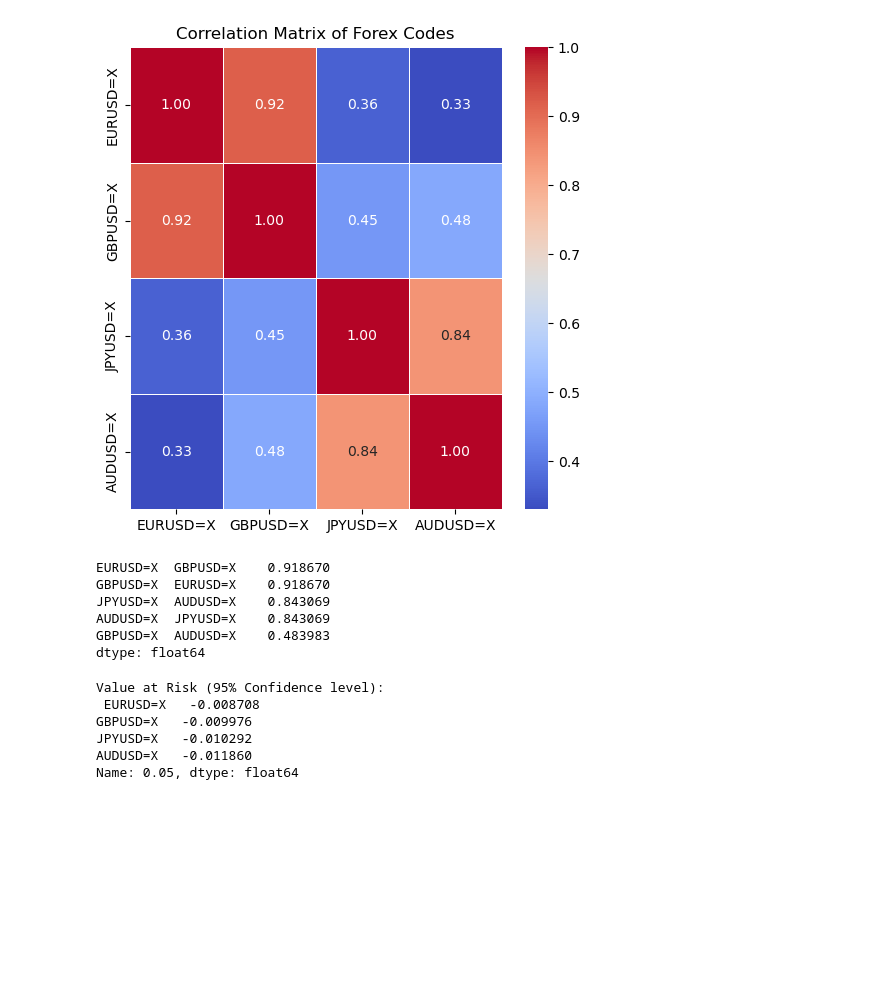
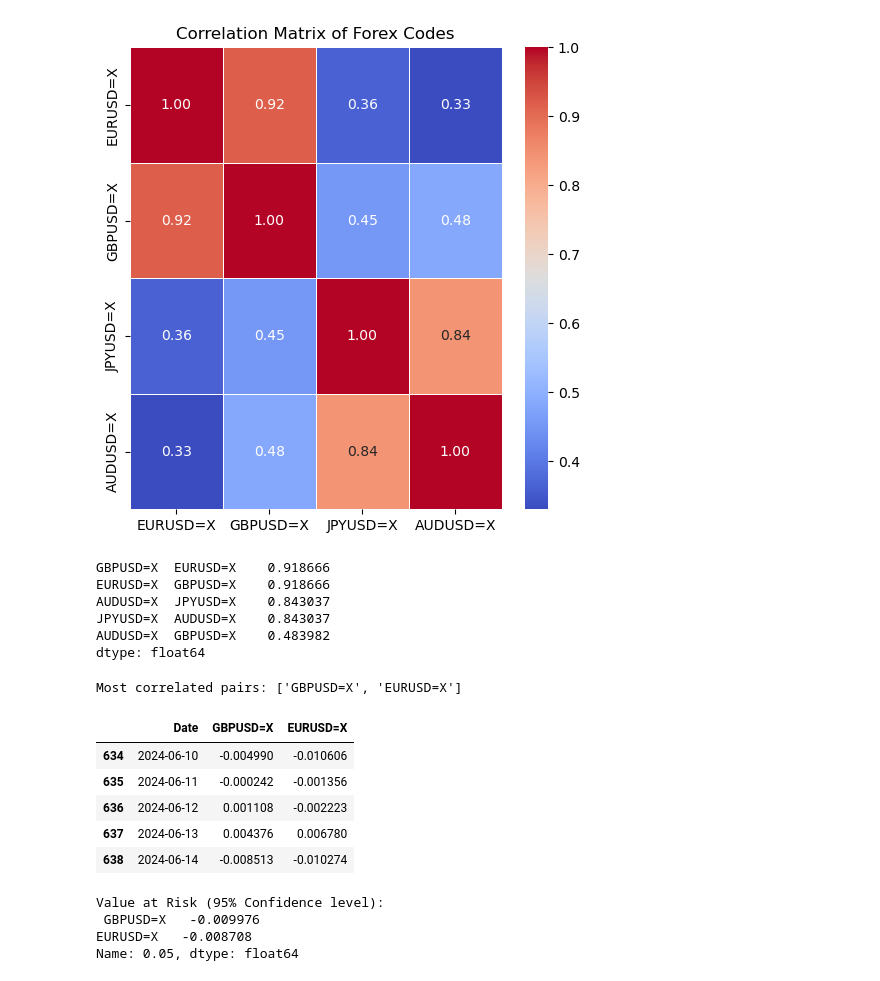
Before and after one commit to mburley127/FXHedging, a Jupyter notebook: FXHedging/FX_Hedge.ipynb, the cells around one changed output. Drawn from its saved outputs; the diff is of its cells as text; code cells hidden in the pictures; blank space fills up the shorter version.

Commit message:
Correlation added

```diff
--- a/FXHedging/FX_Hedge.ipynb
+++ b/FXHedging/FX_Hedge.ipynb
@@ -80,7 +74,7 @@ corr_matrix(forex_data)
 [figure]
 # %%
 ### Compute Stacked Correlation
-def stacked_corr(df):
+def stacked_correlations(df):
     # Compute the correlation matrix of the DataFrame
     corr_matrix = df.corr()
     # Stack the correlation matrix to convert it into a Series
@@ -93,20 +87,43 @@ def stacked_corr(df):
     return sorted_corr
 
 # Return Stacked Correlation -> Chose the forex pairs that are the most correlated (top of the list)
-stacked_correlations = stacked_corr(forex_data)
-print(stacked_correlations.head(5))
+stacked_corr = stacked_correlations(forex_data)
+print(stacked_corr.head(5))
 # %% [output]
-EURUSD=X  GBPUSD=X    0.918670
-GBPUSD=X  EURUSD=X    0.918670
-JPYUSD=X  AUDUSD=X    0.843069
-AUDUSD=X  JPYUSD=X    0.843069
-GBPUSD=X  AUDUSD=X    0.483983
+GBPUSD=X  EURUSD=X    0.918666
+EURUSD=X  GBPUSD=X    0.918666
+AUDUSD=X  JPYUSD=X    0.843037
+JPYUSD=X  AUDUSD=X    0.843037
+AUDUSD=X  GBPUSD=X    0.483982
 dtype: float64
+# %%
+### Calculate daily returns of Most Correlated Pairs
+# Compute stacked correlation and get the most correlated pairs
+stacked_corr = stacked_correlations(forex_data)
+most_corr_pairs = list(stacked_corr.index[0])
+print("Most correlated pairs:", most_corr_pairs)
+
+# Get FX data for the most correlated pairs
+most_corr_fx = forex_data[['Date'] + most_corr_pairs]
+
+# Compute the daily returns of the most correlated pairs
+most_corr_fx.set_index('Date', inplace=True)
+returns = most_corr_fx.pct_change().dropna()
+
+# Reset Headers
+returns.reset_index(inplace=True)
+# Display the computed daily returns
+returns.tail()
+# %% [output]
+Most correlated pairs: ['GBPUSD=X', 'EURUSD=X']
+|  | Date | GBPUSD=X | EURUSD=X |
+| 634 | 2024-06-10 | -0.004990 | -0.010606 |
+| 635 | 2024-06-11 | -0.000242 | -0.001356 |
+| 636 | 2024-06-12 | 0.001108 | -0.002223 |
+| 637 | 2024-06-13 | 0.004376 | 0.006780 |
+| 638 | 2024-06-14 | -0.008513 | -0.010274 |
 # %%
-# Calculate daily returns
-forex_data.set_index('Date', inplace=True)
-returns = forex_data.pct_change().dropna()
-
+### Compute VAR
 # Calculate the 95% Value at Risk (VaR) for each currency pair
 # When EURUSD=X: -0.008645, that means with 95% confidence, the most that the EURUSD rate is expected to
 # lose in one day is approximately 0.8645% of its value.
@@ -114,10 +131,8 @@ VaR = returns.quantile(0.05)
 print("Value at Risk (95% Confidence level):\n", VaR)
 # %% [output]
 Value at Risk (95% Confidence level):
- EURUSD=X   -0.008708
-GBPUSD=X   -0.009976
-JPYUSD=X   -0.010292
-AUDUSD=X   -0.011860
+ GBPUSD=X   -0.009976
+EURUSD=X   -0.008708
 Name: 0.05, dtype: float64
 # %%
 ### Compute Hedge Ratio
```
Also changed, not shown: parts of 1 cell of this notebook.
